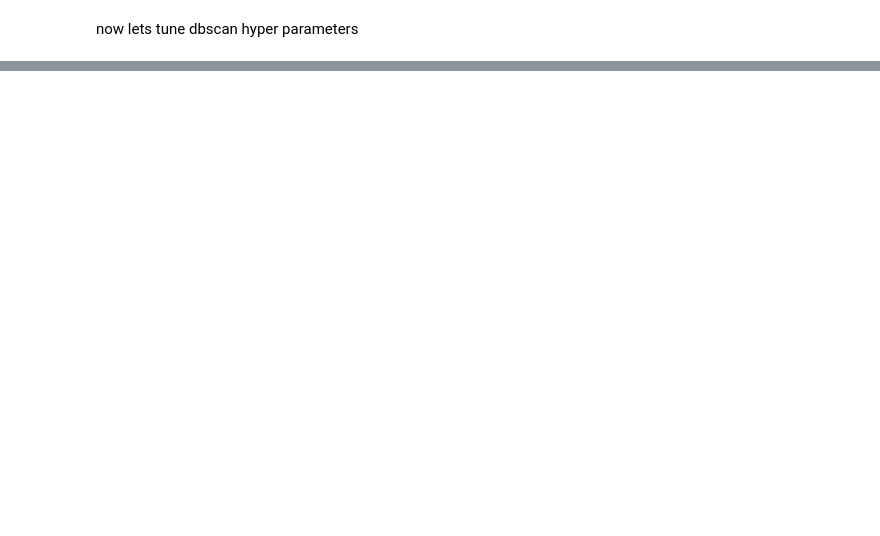
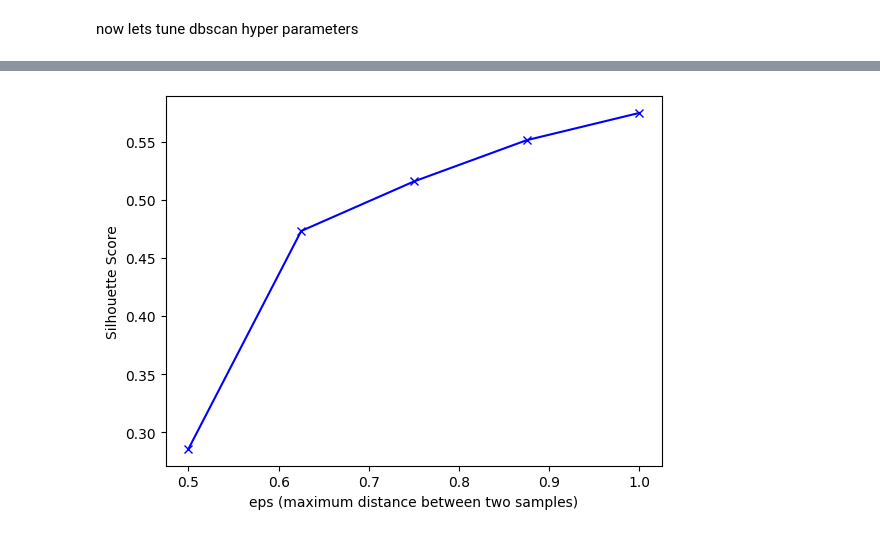
Before and after one commit to SoheilHajianManesh/Data-Sciense-Course-Projects, a Jupyter notebook: CA6/CA6.ipynb, the cells around one changed output, grey strips where cells are left out. Saved outputs shown, nothing was run; the diff lists cells and outputs as text; code cells hidden in the pictures; blank space fills up the shorter version.

```diff
--- a/CA6/CA6.ipynb
+++ b/CA6/CA6.ipynb
@@ -372,8 +339,6 @@ df_normalized = normalize_features(df_no_outliers)
 # %% [markdown]
 now lets go for dimentionality reduction step !
 # %%
-from sklearn.decomposition import PCA
-
 def apply_pca(df, variance_ratio, random_state):
     print(f'in pca the variance ratio is {variance_ratio}')
     df_copy = df.copy()
@@ -390,5 +355,5 @@ def apply_pca(df, variance_ratio, random_state):
     return df_pca
 
 variance_ratio = 0.95
-df_pca = apply_pca(df_normalized, 5, 42)
+df_pca = apply_pca(df_normalized, 3, 42)
 # %% [output]
@@ -942,0 +786,19 @@ DBSCAN can identify these outliers effectively.
+# %%
+silhouette_scores = []
+eps_values = np.linspace(0.5, 1, 5)
+
+for eps in tqdm(eps_values):
+    dbscan = DBSCAN(eps=eps, min_samples=5)
+    dbscan.fit(df_pca)
+    if len(set(dbscan.labels_)) > 1:
+        score = silhouette_score(df_pca, dbscan.labels_)
+    else:
+        score = -1
+    silhouette_scores.append(score)
+
+plt.plot(eps_values, silhouette_scores, 'bx-')
+plt.xlabel('eps (maximum distance between two samples)')
+plt.ylabel('Silhouette Score')
+plt.show()
+# %% [output]
+[figure, added]
```
Also changed, not shown: parts of 25 cells of this notebook.
